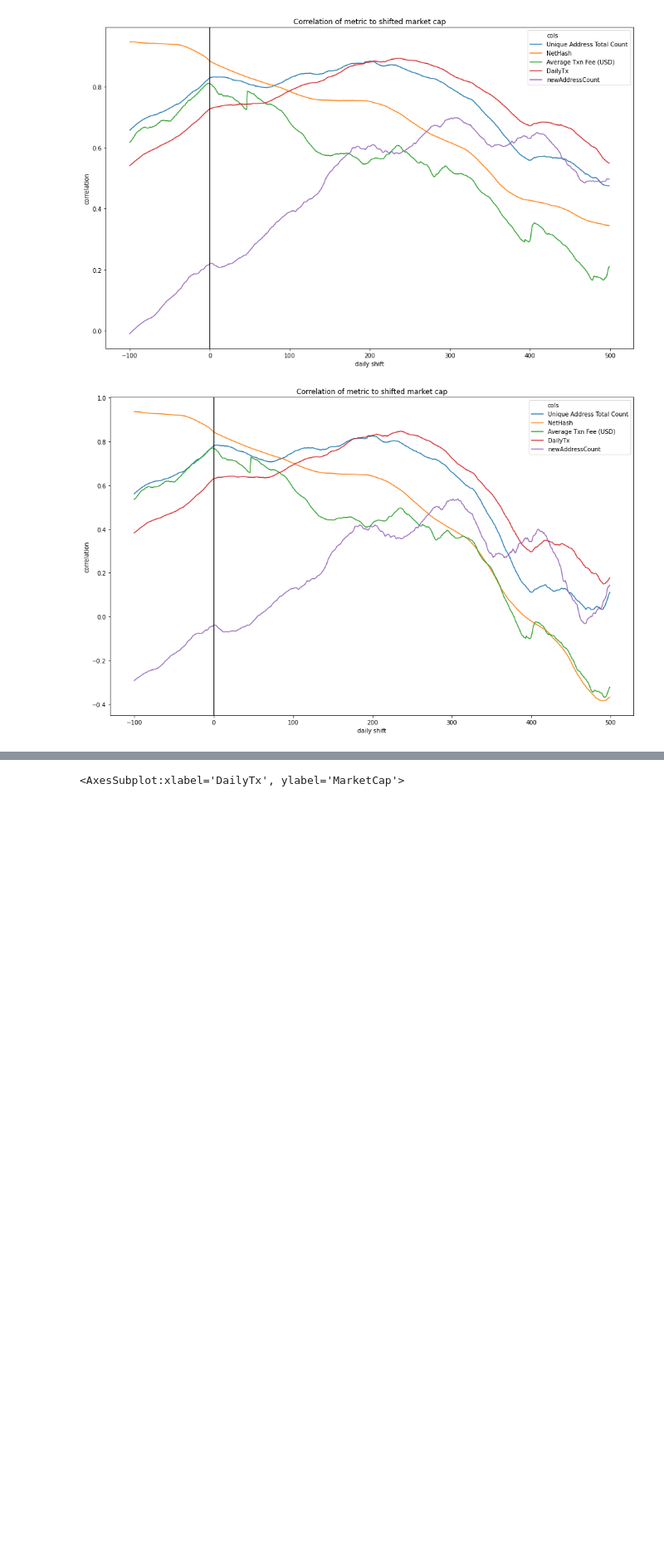
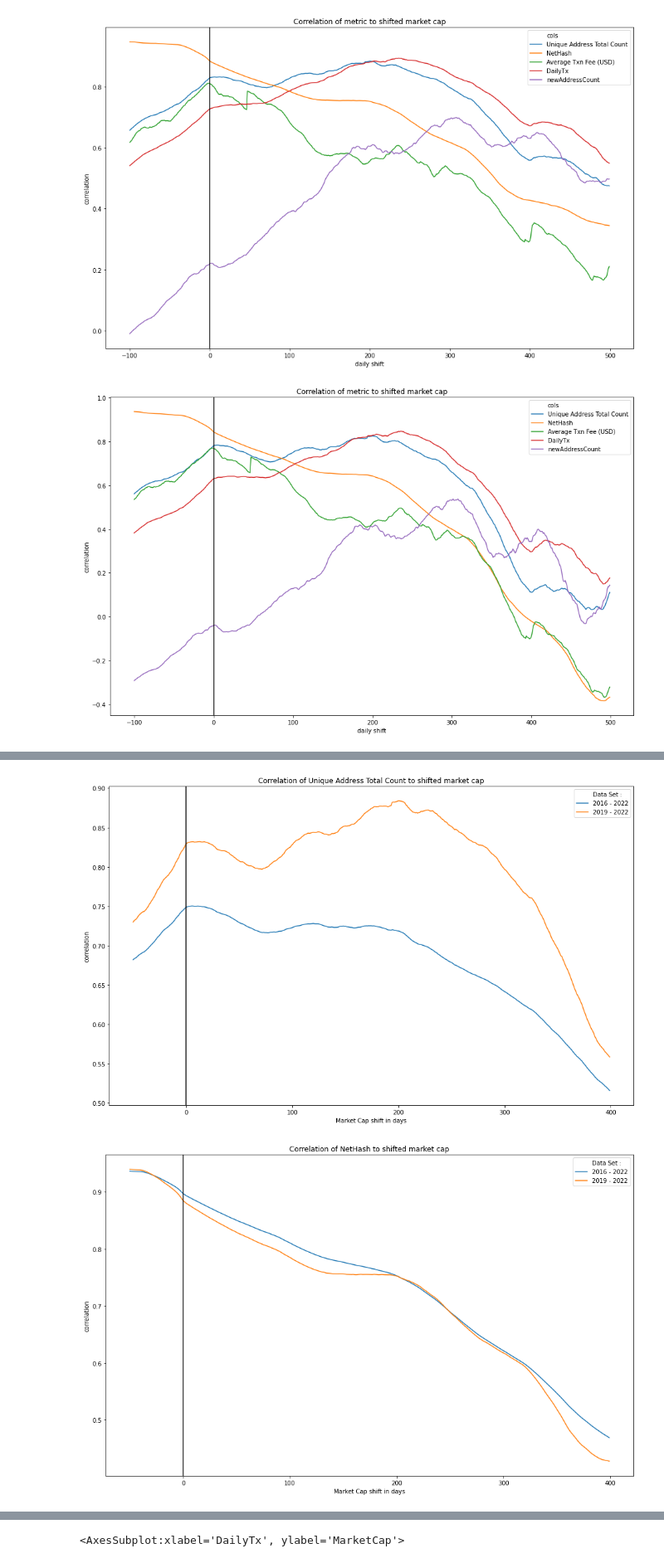
Before and after one commit to Plyeronn/DataScience, a Jupyter notebook: exploration.ipynb, the cells around one changed output, grey strips where cells are left out. Shown at 83% size. Drawn from its saved outputs; the diff is of its cells as text; code cells hidden in the pictures; blank space fills up the shorter version.

```diff
--- a/exploration.ipynb
+++ b/exploration.ipynb
@@ -218,7 +233,7 @@ se = 300
 # target_year = [2015,2022]
 metrics = ["Unique Address Total Count", "DailyTx", "Average Txn Fee (USD)", 'NetHash']
 n = 200
-condition = target_year
+# condition = target_year
 
 target = frame.copy()
 target["Year"] = target["Date(UTC)"].dt.year
@@ -231,7 +246,7 @@ for i in range(0,n,20):
         plot.set(xlabel=metric, ylabel='MarketCap', title=metric + ' to MarketCap shifted by ' +str(n) )
         name = 'plot_rcap/2020-2022/' + str(metric) +'_shifted_by_' + str(i)+ '.png'
         print(name)
-        fig.savefig(name, transparent = False)
+        # fig.savefig(name, transparent = False)
 # %%
 target = frame.copy()
 target["Year"] = target["Date(UTC)"].dt.year
@@ -249,0 +290,32 @@ sns.scatterplot(data = shift_((target),'MarketCap', 200), x = "NetHash", y = "Ma
+# %%
+ss = -50
+se = 400
+metrics = ['Unique Address Total Count', 'NetHash', 'Average Txn Fee (USD)', 'DailyTx', 'newAddressCount']
+# metrics = ['DailyTx']
+# for i in range(2015, 2021):
+for metric in metrics:
+    dict = {}
+    for j in range(0,2):
+        n = 2016 + j*3
+        condition = [n, 2022]
+        d_name = str(n) + ' - 2022'
+        # arr = corrDict(frame[:], 'MarketCap', (ss,se), condition)[metric].reset_index()
+        dict[d_name] = corrDict(frame[:], 'MarketCap', (ss,se), condition)[metric]
+    arr = pd.DataFrame.from_dict(dict)
+    arr
+
+    # name = 'shifted_marketcap/correlation_shifted_' + str(condition) + ' :' + str(ss) + ',' + str(se) + '.png'
+    # fig.savefig(name, transparent = False)
+
+    arr_m = arr.reset_index().melt('index', var_name = 'Data Set :', value_name = 'vals')
+    fig, ax = plt.subplots(figsize=(16,10))
+    plot = sns.lineplot(data = arr_m, x = 'index', y = 'vals',ax = ax, hue='Data Set :')
+
+    plot.set(xlabel='Market Cap shift in days', ylabel='correlation', title='Correlation of '+ metric +' to shifted market cap')
+    plot.axvline(0, color= 'black')
+
+    name = 'shifted_marketcap/correlation_shifted_' + metric + '.png'
+    fig.savefig(name, transparent = False)
+# %% [output]
+[figure, added]
+[figure, added]
```
Also changed, not shown: parts of 13 cells of this notebook, 24 other files.
